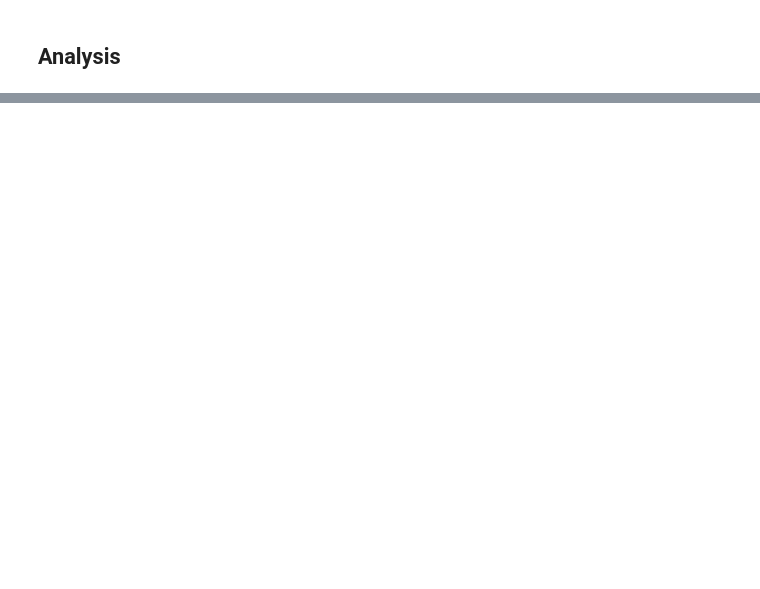
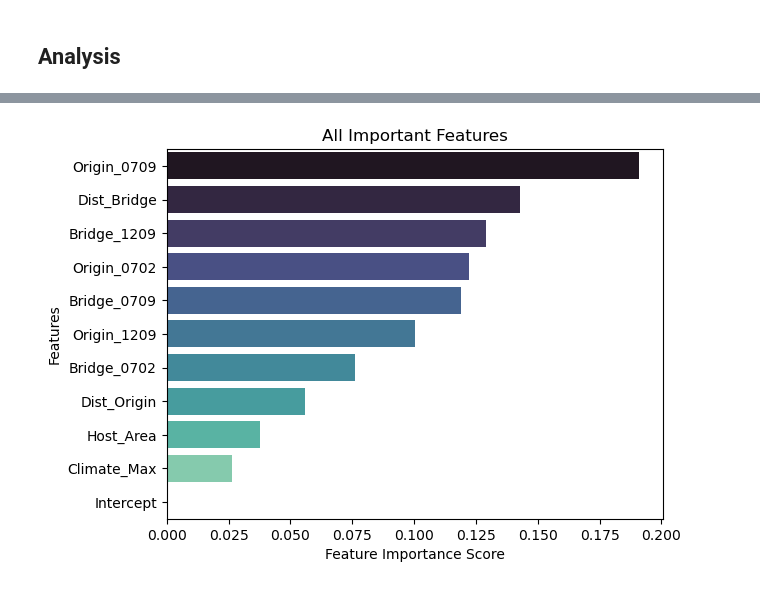
Before and after one commit to arielsaffer/PoPS-Global-Ag-CaseStudy, a Jupyter notebook: exploration/StatisticalModel.ipynb, the cells around one changed output, grey strips where cells are left out. Drawn from its saved outputs; the diff is of its cells as text; code cells hidden in the pictures; blank space fills up the shorter version.

```diff
--- a/exploration/StatisticalModel.ipynb
+++ b/exploration/StatisticalModel.ipynb
@@ -178,0 +203,11 @@ Host_Area       2.5920      1.011      2.563      0.010       0.610       4.574
+# %%
+# Split dataset into training set and test set
+X_train, X_test, y_train, y_test = train_test_split(X, y.Destination.values, test_size=0.3)
+
+# Fit the model
+clf=RandomForestClassifier(n_estimators=100)
+clf.fit(X_train,y_train)
+
+# Predict to assess accuracy
+y_pred=clf.predict(X_test)
+print(f"Accuracy score: {metrics.accuracy_score(y_test, y_pred)}; \nReal positives: {y_test.sum()} (Predicted as: {y_pred[y_test==1]}) \nPredicted positives: {y_pred.sum()} (Real values: {y_test[y_pred==1]})")
@@ -178,0 +218,4 @@ Host_Area       2.5920      1.011      2.563      0.010       0.610       4.574
+# %%
+# Assess feature importance
+feature_imp = pd.Series(clf.feature_importances_,index=X.columns).sort_values(ascending=False)
+feature_imp
@@ -178,0 +235,10 @@ Host_Area       2.5920      1.011      2.563      0.010       0.610       4.574
+# %%
+# Creating a bar plot
+sns.barplot(x=feature_imp, y=feature_imp.index, palette="mako")
+# Add labels to your graph
+plt.xlabel('Feature Importance Score')
+plt.ylabel('Features')
+plt.title("All Important Features")
+plt.show()
+# %% [output]
+[figure, added]
```
Also changed, not shown: parts of 22 cells of this notebook.
